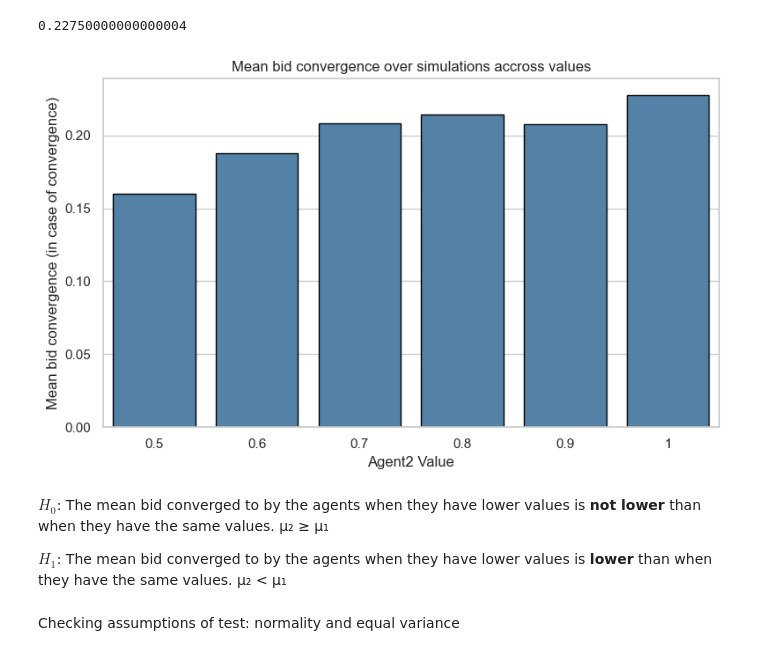
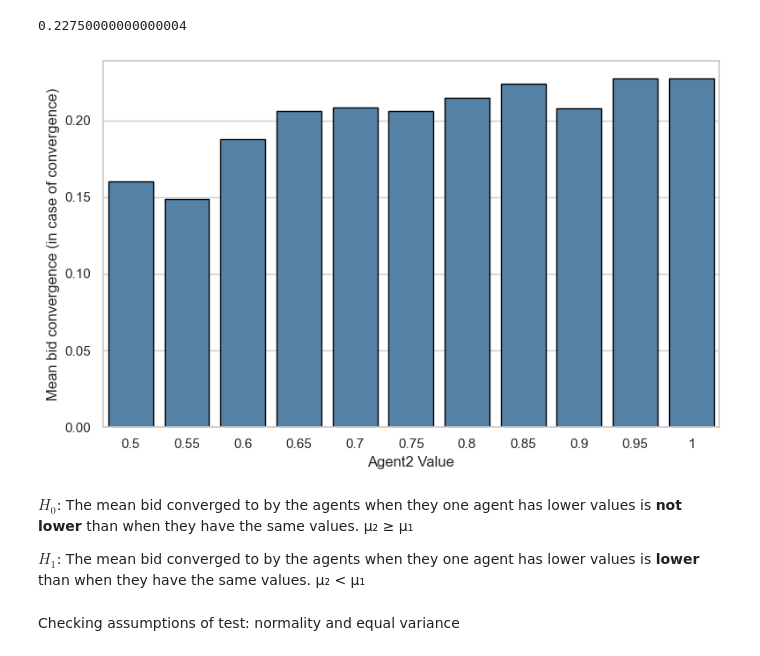
Before and after one commit to Gmo23/auction_thesis, a Jupyter notebook: notebooks/Simulation_results.ipynb, the cells around one changed output. Cells and saved outputs as stored; diff of their text form; code cells hidden in the pictures.

Commit message:
commit pre clean-up

```diff
--- a/Simulation_results.ipynb
+++ b/notebooks/Simulation_results.ipynb
@@ -423,15 +426,21 @@ import pandas as pd
 import seaborn as sns
 import matplotlib.pyplot as plt
 # %%
+value_095 = pd.read_csv("Results/value_asymmetry/FPA_value_0_95_results.csv")
 value_09 = pd.read_csv("Results/value_asymmetry/FPA_value_0_9_results.csv")
+value_085 = pd.read_csv("Results/value_asymmetry/FPA_value_0_85_results.csv")
 value_08 = pd.read_csv("Results/value_asymmetry/FPA_value_0_8_results.csv")
+value_075 = pd.read_csv("Results/value_asymmetry/FPA_value_0_75_results.csv")
 value_07 = pd.read_csv("Results/value_asymmetry/FPA_value_0_7_results.csv")
+value_065 = pd.read_csv("Results/value_asymmetry/FPA_value_0_65_results.csv")
 value_06 = pd.read_csv("Results/value_asymmetry/FPA_value_0_6_results.csv")
+value_055 = pd.read_csv("Results/value_asymmetry/FPA_value_0_55_results.csv")
 value_05 = pd.read_csv("Results/value_asymmetry/FPA_value_0_5_results.csv")
+value_045 = pd.read_csv("Results/value_asymmetry/FPA_value_0_45_results.csv")
 value_04 = pd.read_csv("Results/value_asymmetry/FPA_value_0_4_results.csv")
 
-dfs = [value_04, value_05, value_06, value_07, value_08, value_09]
-agent2_values = [0.4, 0.5, 0.6, 0.7, 0.8, 0.9]
+dfs = [value_04, value_045, value_05, value_055, value_06, value_065, value_07, value_075, value_08, value_085, value_09, value_095]
+agent2_values = [0.4, 0.45, 0.5, 0.55, 0.6, 0.65, 0.7, 0.75, 0.8, 0.85, 0.9, 0.95]
 # %%
 total_runs = 100 #For each value of Agent2 there are 100 simulation
 
@@ -513,20 +516,33 @@ plt.show()
 What is happening here. For Agent2's value small enough (<0.4) no more collusion occurs and Agent1 simply learns to bid Agent2's value
 # %%
 clean_value_04 = value_04[value_04['rounds_to_convergence'].notna()].copy()
+clean_value_045 = value_045[value_045['rounds_to_convergence'].notna()].copy()
 clean_value_05 = value_05[value_05['rounds_to_convergence'].notna()].copy()
+clean_value_055 = value_055[value_055['rounds_to_convergence'].notna()].copy()
 clean_value_06 = value_06[value_06['rounds_to_convergence'].notna()].copy()
+clean_value_065 = value_065[value_065['rounds_to_convergence'].notna()].copy()
 # %%
 mean_bid_05 = clean_value_05['converged_bid_Agent1'].mean()
+mean_bid_055 = clean_value_055['converged_bid_Agent1'].mean()
 mean_bid_06 = clean_value_06['converged_bid_Agent1'].mean()
+mean_bid_065 = clean_value_065['converged_bid_Agent1'].mean()
 mean_bid_07 = value_07['converged_bid_Agent1'].mean()
+mean_bid_075 = value_075['converged_bid_Agent1'].mean()
 mean_bid_08 = value_08['converged_bid_Agent1'].mean()
+mean_bid_085 = value_085['converged_bid_Agent1'].mean()
 mean_bid_09 = value_09['converged_bid_Agent1'].mean()
+mean_bid_095 = value_095['converged_bid_Agent1'].mean()
+
 
 print(f"""
 For value=0.5 the mean bid converged to is {mean_bid_05}
+For value=0.55 the mean bid converged to is {mean_bid_055}
 For value=0.6 the mean bid converged to is {mean_bid_06}
+For value=0.65 the mean bid converged to is {mean_bid_065}
 For value=0.7 the mean bid converged to is {mean_bid_07}
+For value=0.75 the mean bid converged to is {mean_bid_075}
 For value=0.8 the mean bid converged to is {mean_bid_08}
+For value=0.85 the mean bid converged to is {mean_bid_085}
 For value=0.9 the mean bid converged to is {mean_bid_09}""")
 # %% [output]
 For value=0.5 the mean bid converged to is 0.15999999999999998
@@ -543,32 +563,32 @@ print(mean_bid_1)
 # %% [output]
 0.22750000000000004
 # %%
-mean_bids = [mean_bid_05, mean_bid_06, mean_bid_07, mean_bid_08, mean_bid_09, mean_bid_1]
+mean_bids = [mean_bid_05, mean_bid_055, mean_bid_06, mean_bid_065, mean_bid_07, mean_bid_075, mean_bid_08, mean_bid_085, mean_bid_09, mean_bid_095, mean_bid_1]
 
 sns.set_theme(style="whitegrid")
 
 # Plot with categorical x-axis (so each label lines up under its bar)
 plt.figure(figsize=(8,5))
 ax = sns.barplot(
-    x=[0.5, 0.6, 0.7, 0.8, 0.9, 1],                # categorical
+    x=[0.5, 0.55, 0.6, 0.65, 0.7, 0.75, 0.8, 0.85, 0.9, 0.95, 1],                # categorical
     y=mean_bids,
     color="steelblue",
     edgecolor="black"
 )
 
 ax.set_xlabel("Agent2 Value")
 ax.set_ylabel("Mean bid convergence (in case of convergence)")
-ax.set_title("Mean bid convergence over simulations accross values")
-ax.set_xticklabels([0.5, 0.6, 0.7, 0.8, 0.9, 1])
+ax.set_xticklabels([0.5, 0.55, 0.6, 0.65, 0.7, 0.75, 0.8, 0.85, 0.9, 0.95, 1])
 
 plt.tight_layout()
+plt.savefig("mean_bid_convergence.pdf", format="pdf", bbox_inches="tight")
 plt.show()
 # %% [output]
-[figure, old version]
+[figure, new version]
 # %% [markdown]
-$H_0$: The mean bid converged to by the agents when they have lower values is **not lower** than when they have the same values. μ₂ ≥ μ₁
+$H_0$: The mean bid converged to by the agents when they one agent has lower values is **not lower** than when they have the same values. μ₂ ≥ μ₁
 
-$H_1$: The mean bid converged to by the agents when they have lower values is **lower** than when they have the same values. μ₂ < μ₁
+$H_1$: The mean bid converged to by the agents when they one agent has lower values is **lower** than when they have the same values. μ₂ < μ₁
 # %% [markdown]
 Checking assumptions of test: normality and equal variance
 # %%
```
Also changed, not shown: parts of 20 cells of this notebook, 18 other files.
